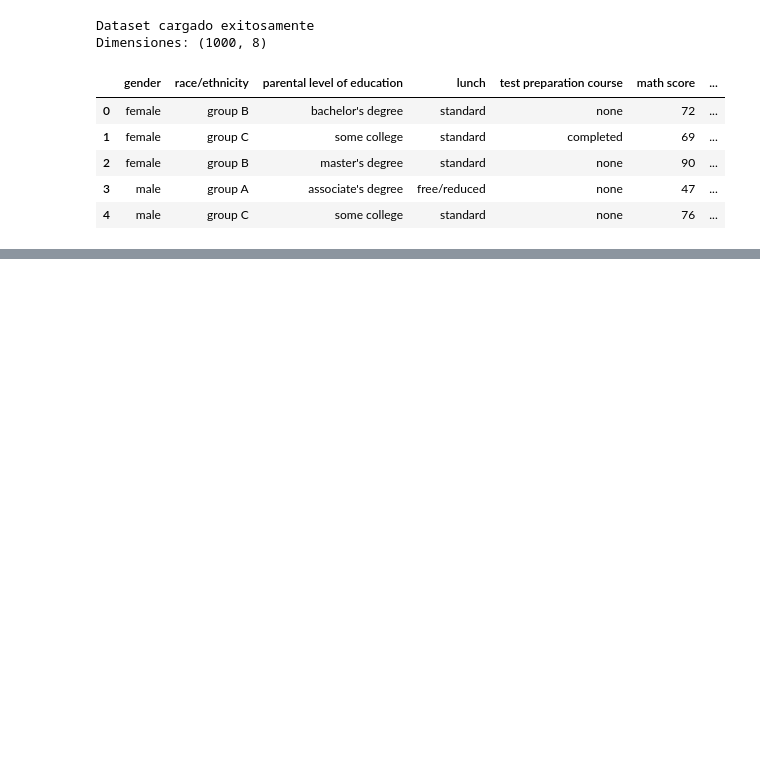
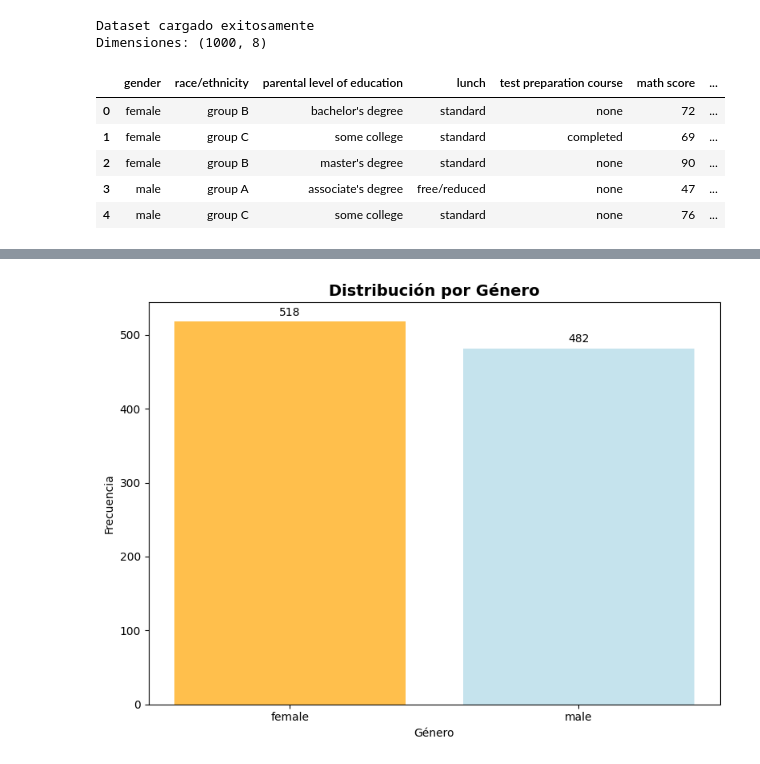
Before and after one commit to Brayan8Ch/-proyectodg, a Jupyter notebook: challenge_dg_v1.ipynb, the cells around one changed output, grey strips where cells are left out. Drawn from its saved outputs; the diff is of its cells as text; code cells hidden in the pictures; blank space fills up the shorter version.

Commit message:
Modificaciones y creacion de nuevos plots, avance con el proyecto de DG

```diff
--- a/challenge_dg_v1.ipynb
+++ b/challenge_dg_v1.ipynb
@@ -187,19 +27,0 @@ male         68.73          65.47          63.31
-# %%
-# ITEM 7: Feature Engineering
-
-# Crear nuevas variables
-df['promedio_puntajes'] = (df['math score'] + df['reading score'] + df['writing score']) / 3
-
-# Codificar variables categóricas
-df_encoded = pd.get_dummies(df, columns=['gender', 'race/ethnicity', 'parental level of education',
-                                        'lunch', 'test preparation course'], drop_first=True)
-
-print("Variables creadas:")
-print(f"- Promedio de puntajes: {df['promedio_puntajes'].mean():.2f}")
-print(f"- Dataset después de encoding: {df_encoded.shape}")
-
-# Mostrar las nuevas columnas creadas
-print("\nNuevas columnas después del encoding:")
-nuevas_cols = [col for col in df_encoded.columns if col not in numeric_cols + ['promedio_puntajes']]
-for col in nuevas_cols:
-    print(f"- {col}")
@@ -362,0 +75,74 @@ Preparación: d = 0.560 (mediano)
+# %%
+# Crear gráfico para distribución por género
+fig, ax = plt.subplots(1, 1, figsize=(8, 6))
+
+# Gender (2 valores únicos) - Gráfico de barras
+gender_counts = df['gender'].value_counts()
+bars = ax.bar(gender_counts.index, gender_counts.values,
+              color=['orange', 'lightblue'], alpha=0.7)
+ax.set_title('Distribución por Género', fontsize=14, fontweight='bold')
+ax.set_ylabel('Frecuencia')
+ax.set_xlabel('Género')
+
+# Añadir etiquetas con valores
+for bar in bars:
+    height = bar.get_height()
+    ax.text(bar.get_x() + bar.get_width()/2., height + 5,
+            f'{int(height)}', ha='center', va='bottom')
+
+plt.tight_layout()
+plt.show()
+
+# Crear solo el gráfico pie para gender
+plt.figure(figsize=(8, 8))
+plt.pie(gender_counts.values, labels=gender_counts.index,
+    autopct='%1.1f%%', colors=['orange', 'lightblue'], startangle=90)
+plt.title('Proporción por Género', fontsize=14, fontweight='bold')
+plt.show()
+
+# Distribución por raza/etnicidad
+plt.figure(figsize=(10, 6))
+race_counts = df['race/ethnicity'].value_counts()
+bars = plt.barh(race_counts.index, race_counts.values,
+                color=plt.cm.viridis(np.linspace(0, 1, len(race_counts))))
+plt.title('Distribución por Grupo Étnico', fontsize=14, fontweight='bold')
+plt.xlabel('Frecuencia')
+plt.ylabel('Grupo Étnico')
+plt.tight_layout()
+plt.show()
+
+# Nivel educativo de los padres
+plt.figure(figsize=(12, 6))
+education_counts = df['parental level of education'].value_counts()
+bars = plt.barh(education_counts.index, education_counts.values,
+                color=plt.cm.plasma(np.linspace(0, 1, len(education_counts))))
+plt.title('Nivel Educativo de los Padres', fontsize=14, fontweight='bold')
+plt.xlabel('Frecuencia')
+plt.ylabel('Nivel Educativo')
+plt.tight_layout()
+plt.show()
+
+# Tipo de almuerzo
+plt.figure(figsize=(8, 6))
+lunch_counts = df['lunch'].value_counts()
+bars = plt.bar(lunch_counts.index, lunch_counts.values,
+               color=['green', 'orange'], alpha=0.7)
+plt.title('Tipo de Almuerzo', fontsize=14, fontweight='bold')
+plt.ylabel('Frecuencia')
+plt.xlabel('Tipo de Almuerzo')
+plt.xticks(rotation=45)
+plt.tight_layout()
+plt.show()
+
+# Curso de preparación
+plt.figure(figsize=(8, 6))
+prep_counts = df['test preparation course'].value_counts()
+bars = plt.bar(prep_counts.index, prep_counts.values,
+               color=['red', 'blue'], alpha=0.7)
+plt.title('Curso de Preparación', fontsize=14, fontweight='bold')
+plt.ylabel('Frecuencia')
+plt.xticks(rotation=45)
+plt.tight_layout()
+plt.show()
+# %% [output]
+[figure, added]
```
Also changed, not shown: parts of 22 cells of this notebook.
